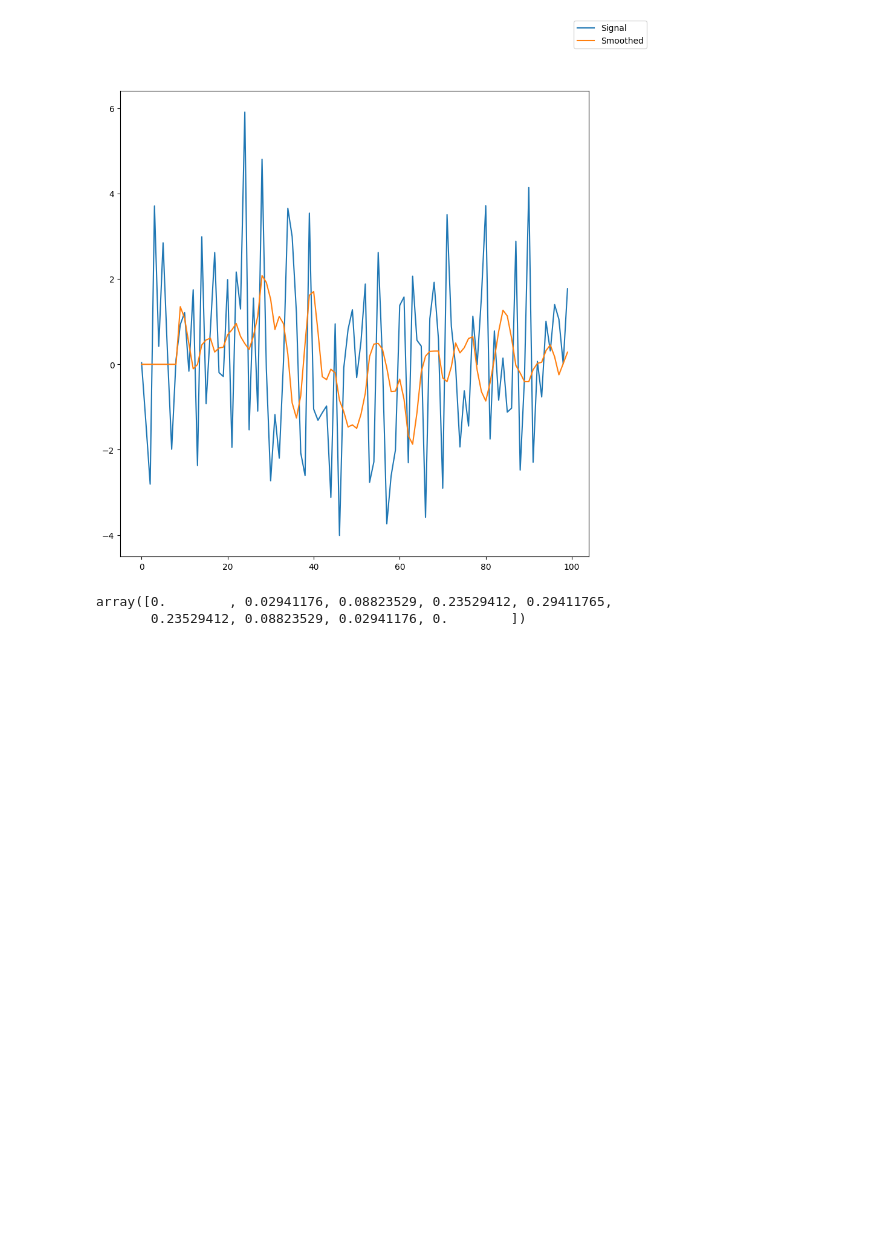
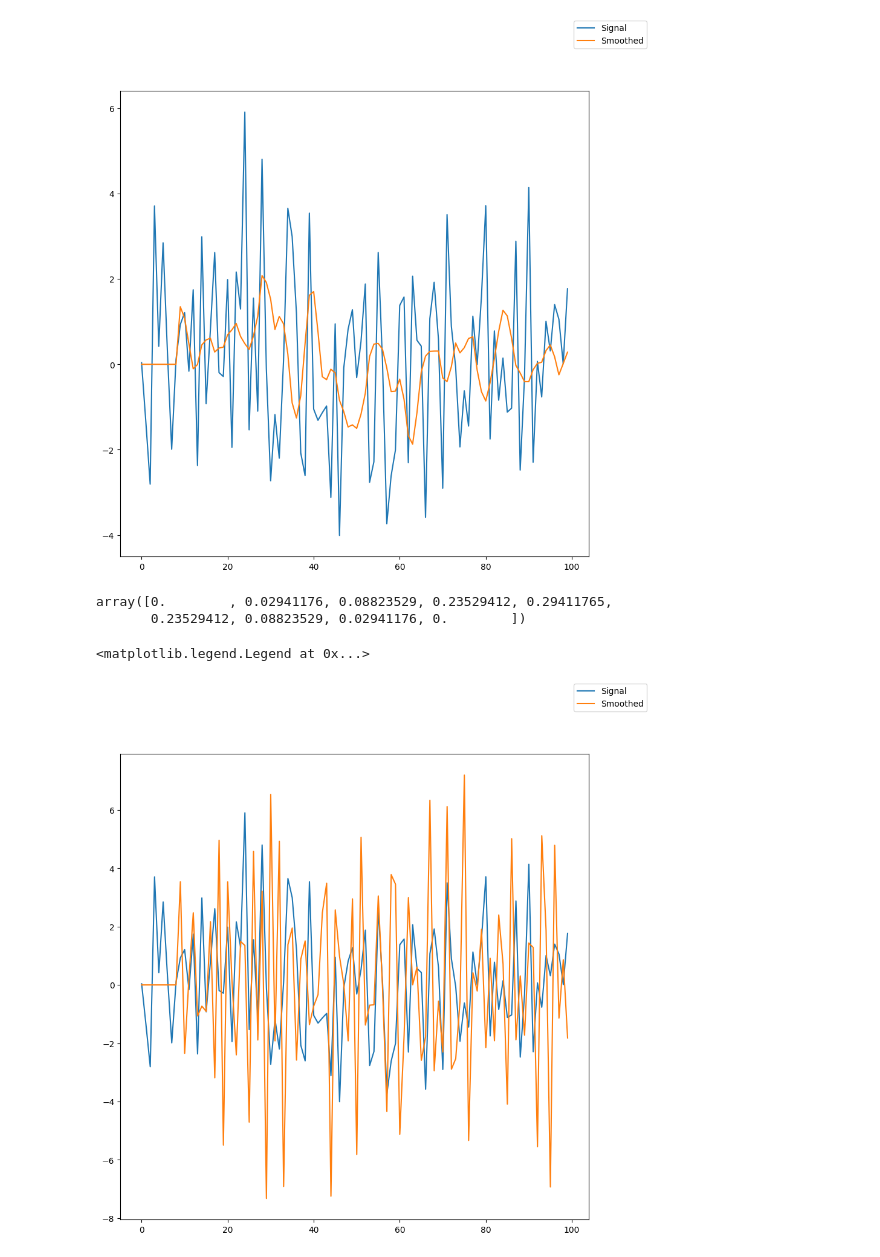
Before and after one commit to Amertz08/python-learnings, a Jupyter notebook: practical-linear-algebra/ch4/exercise_4_6.ipynb, the cells around one changed output. Drawn from its saved outputs; the diff is of its cells as text; code cells hidden in the pictures; blank space fills up the shorter version.

Commit message:
exercise 4.7

```diff
--- a/practical-linear-algebra/ch4/exercise_4_6.ipynb
+++ b/practical-linear-algebra/ch4/exercise_4_6.ipynb
@@ -16,7 +16,8 @@ data[:10]
 array([ 0.03878315, -1.35403415, -2.80641845,  3.7095171 ,  0.42196095,
         2.84545396,  0.31936758, -1.98916694,  0.10288166,  0.93063818])
 # %%
-chunk_size = len(kernel_normed)
-ans = np.zeros(len(x_axis))
-for i in range(chunk_size, len(data)):
-    ans[i] = np.dot(kernel_normed, data[i-chunk_size:i])
+def apply_kernel(k, signal):
+    ans = np.zeros(len(signal))
+    for i in range(len(k), len(signal)):
+        ans[i] = np.dot(k, signal[i-len(k):i])
+    return ans
@@ -33,3 +36,17 @@ kernel_normed
 # %% [output]
 array([0.        , 0.02941176, 0.08823529, 0.23529412, 0.29411765,
        0.23529412, 0.08823529, 0.02941176, 0.        ])
+# %%
+# exercise 4.7 high pass filter
+high_pass_kernel = np.array([0, 0.1, 0.3, 0.8, -1, 0.8, 0.3, 0.1, 0])
+high_pass_normed = high_pass_kernel - high_pass_kernel.mean()
+# %%
+hp_ans = apply_kernel(high_pass_normed, data)
+# %%
+fig, ax = plt.subplots(figsize=(10,10))
+ax.plot(x_axis, data)
+ax.plot(x_axis, hp_ans)
+fig.legend(["Signal", "Smoothed"])
+# %% [output]
+<matplotlib.legend.Legend at 0x...>
+[figure, added]
```
Also changed, not shown: parts of 1 cell of this notebook.
